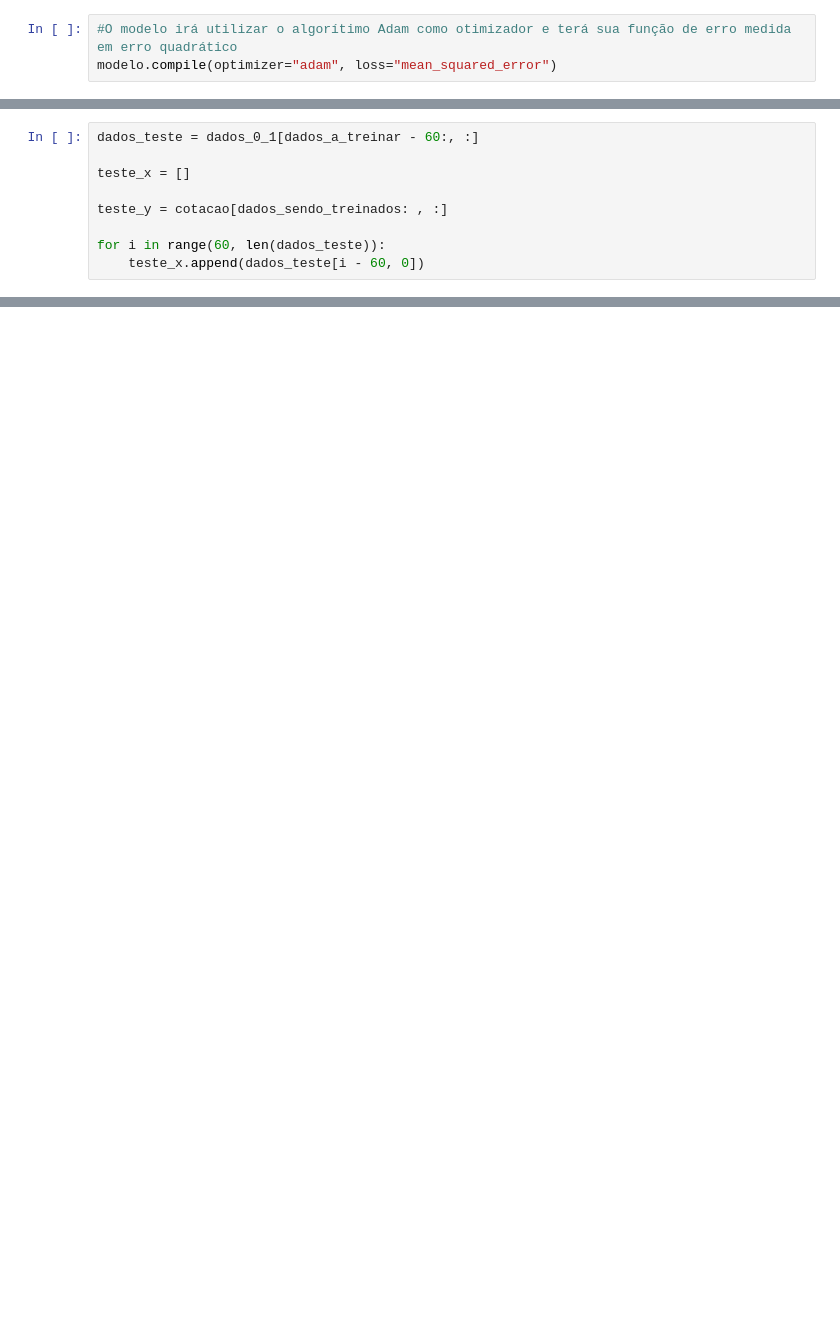
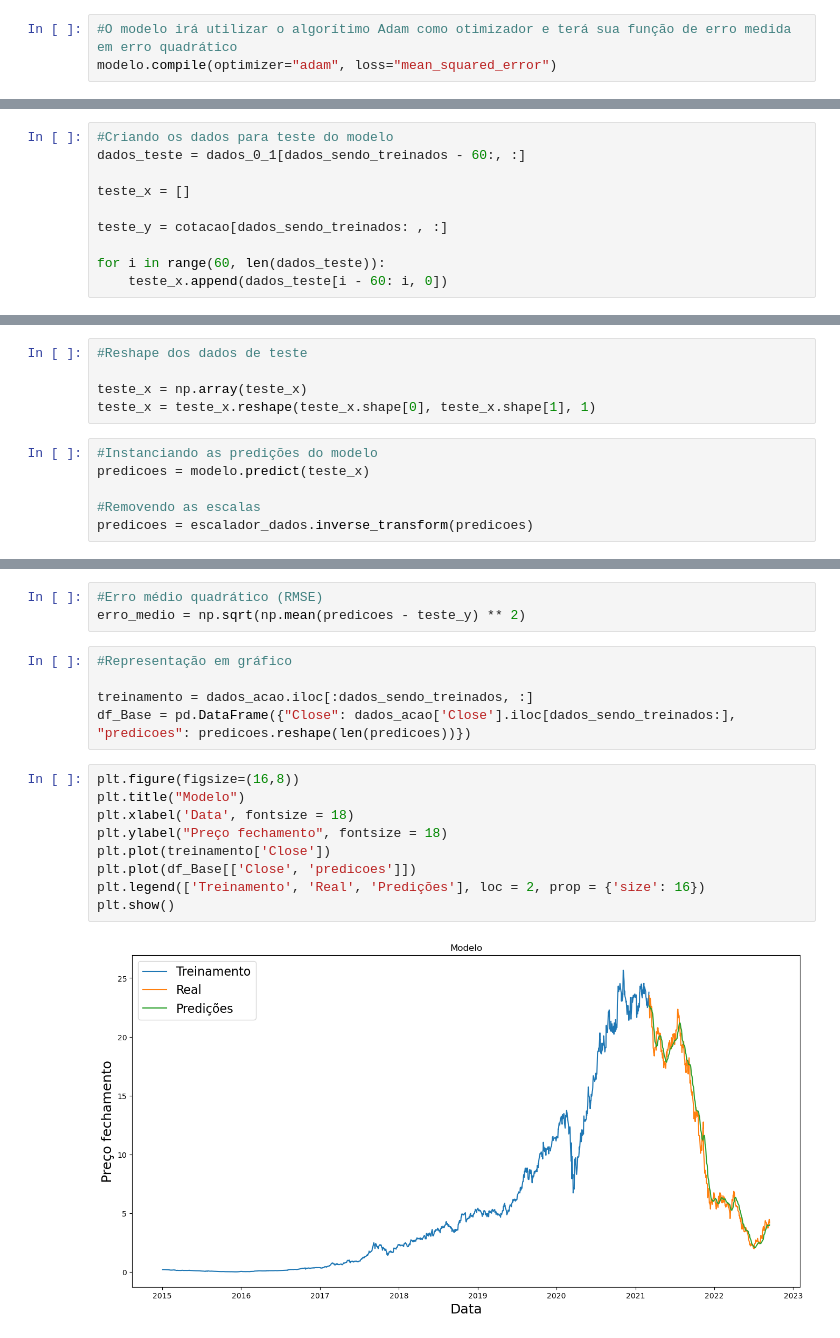
Before and after one commit to ZacSv/Bolsa_Acoes_ML, a Jupyter notebook: Bolsa_ML.ipynb, the cells around one changed output, grey strips where cells are left out. Saved outputs shown, nothing was run; the diff lists cells and outputs as text; blank space fills up the shorter version.

Commit message:
Criando representacao grafica do modelo

```diff
--- a/Bolsa_ML.ipynb
+++ b/Bolsa_ML.ipynb
@@ -73,9 +76,10 @@ modelo.fit(treinamento_x, treinamento_y, batch_size=1, epochs=1)
 # %%
-dados_teste = dados_0_1[dados_a_treinar - 60:, :]
+#Criando os dados para teste do modelo
+dados_teste = dados_0_1[dados_sendo_treinados - 60:, :]
 
 teste_x = []
 
 teste_y = cotacao[dados_sendo_treinados: , :]
 
 for i in range(60, len(dados_teste)):
-    teste_x.append(dados_teste[i - 60, 0])
+    teste_x.append(dados_teste[i - 60: i, 0])
@@ -83,0 +86,11 @@ TypeError: only integer scalar arrays can be converted to a scalar index
+# %%
+#Reshape dos dados de teste
+
+teste_x = np.array(teste_x)
+teste_x = teste_x.reshape(teste_x.shape[0], teste_x.shape[1], 1)
+# %%
+#Instanciando as predições do modelo
+predicoes = modelo.predict(teste_x)
+
+#Removendo as escalas
+predicoes = escalador_dados.inverse_transform(predicoes)
@@ -83,0 +99,19 @@ TypeError: only integer scalar arrays can be converted to a scalar index
+# %%
+#Erro médio quadrático (RMSE)
+erro_medio = np.sqrt(np.mean(predicoes - teste_y) ** 2)
+# %%
+#Representação em gráfico
+
+treinamento = dados_acao.iloc[:dados_sendo_treinados, :]
+df_Base = pd.DataFrame({"Close": dados_acao['Close'].iloc[dados_sendo_treinados:], "predicoes": predicoes.reshape(len(predicoes))})
+# %%
+plt.figure(figsize=(16,8))
+plt.title("Modelo")
+plt.xlabel('Data', fontsize = 18)
+plt.ylabel("Preço fechamento", fontsize = 18)
+plt.plot(treinamento['Close'])
+plt.plot(df_Base[['Close', 'predicoes']])
+plt.legend(['Treinamento', 'Real', 'Predições'], loc = 2, prop = {'size': 16})
+plt.show()
+# %% [output]
+[figure, added]
```
Also changed, not shown: parts of 8 cells of this notebook.
